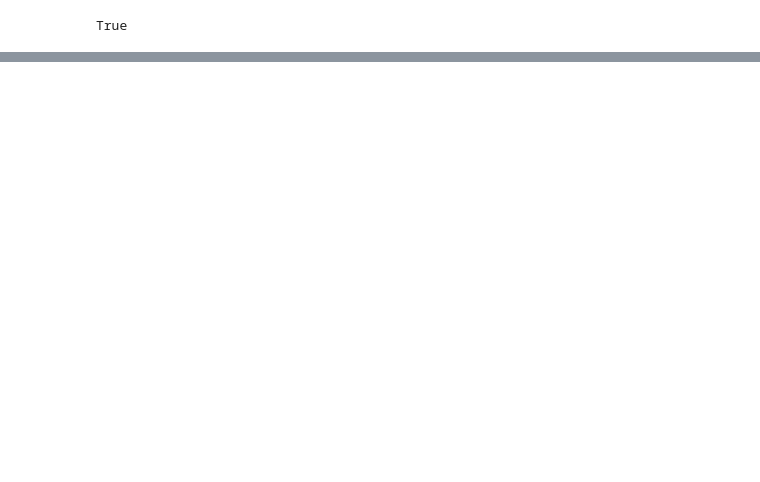
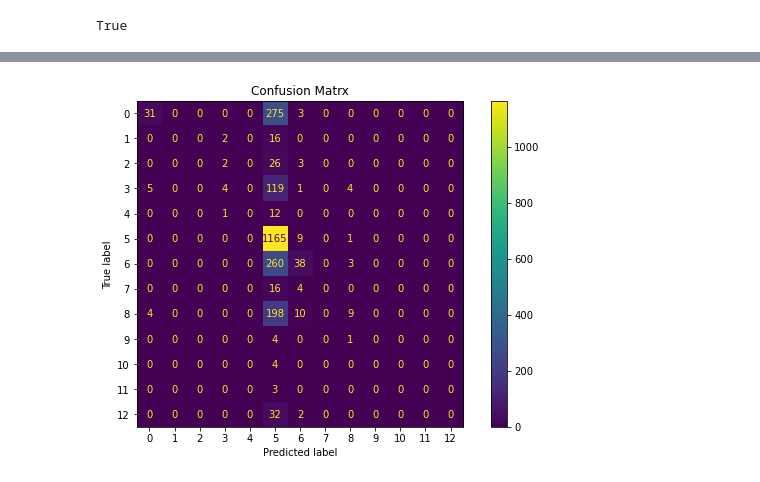
Before and after one commit to SwiftPredator/Trajectory-based-Road-Network-Representation-Learning, a Jupyter notebook: models/toast_construction.ipynb, the cells around one changed output, grey strips where cells are left out. Cells and saved outputs as stored; diff of their text form; code cells hidden in the pictures; blank space fills up the shorter version.

Commit message:
implemneted gae and toast

```diff
--- a/models/toast_construction.ipynb
+++ b/models/toast_construction.ipynb
@@ -165,3 +126,28 @@ Epoch: 3, iter 195000, avg_loss: 0.6001476703547312, avg_context_loss: 0.5632438
 Epoch: 3, iter 197500, avg_loss: 0.5997223135757944, avg_context_loss: 0.5628111748412994,  avg_type_loss: 0.036911138720843714
 Epoch: 3, iter 200000, avg_loss: 0.599294175737527, avg_context_loss: 0.5623818859123986,  avg_type_loss: 0.03691228981105174
 Epoch: 3, avg_loss=0.599294175737527
+# %%
+toast = Toast(dG, network.gdf_edges)
+toast.load_model("../model_states/toast/model_rw_init_epoch3.pt")
+# %%
+from sklearn import model_selection
+from sklearn import linear_model
+from sklearn import metrics
+from sklearn.tree import DecisionTreeClassifier
+from sklearn.ensemble import RandomForestClassifier
+
+X = toast.load_embed()[2:] # embedding for each node
+# train simple classifier on 80% of data with cross validation
+y = np.array([network.gdf_edges.loc[n]["highway_enc"] for n in dG.nodes])
+
+mask = ((y==11) | (y==10) | (y==9) | (y==4) | (y==1) | (y==2) | (y==12) | (y==7)) # remove uncommon tags
+X = X[~mask, :]
+y = y[~mask]
+print(np.unique(y, return_counts=True))
+
+X_train, X_test, y_train, y_test = model_selection.train_test_split(X, y, test_size= 0.2, random_state = 1)
+
+print('X_train dimension= ', X_train.shape)
+print('X_test dimension= ', X_test.shape)
+print('y_train dimension= ', y_train.shape)
+print('y_test dimension= ', y_test.shape)
@@ -167,0 +160,3 @@ Epoch: 3, avg_loss=0.599294175737527
+# %%
+lm = linear_model.LogisticRegression(multi_class="multinomial", max_iter=1000)
+lm.fit(X_train, y_train)
@@ -167,0 +179,8 @@ Epoch: 3, avg_loss=0.599294175737527
+# %%
+import matplotlib.pyplot as plt
+fig, ax = plt.subplots(figsize=(10, 6))
+ax.set_title('Confusion Matrx')
+
+disp = metrics.plot_confusion_matrix(lm, X_test, y_test, ax = ax)
+# %% [output]
+[figure, added]
```
Also changed, not shown: parts of 5 cells of this notebook, 6 other files.
